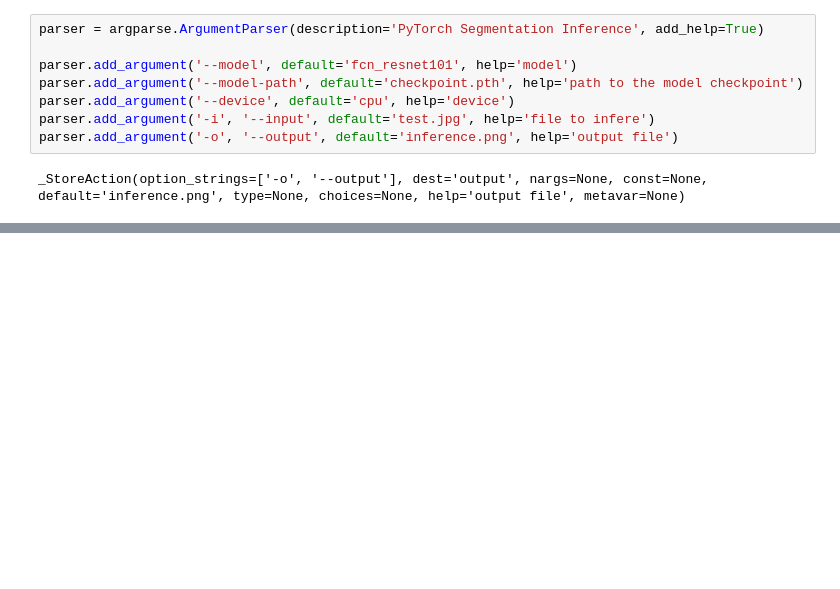
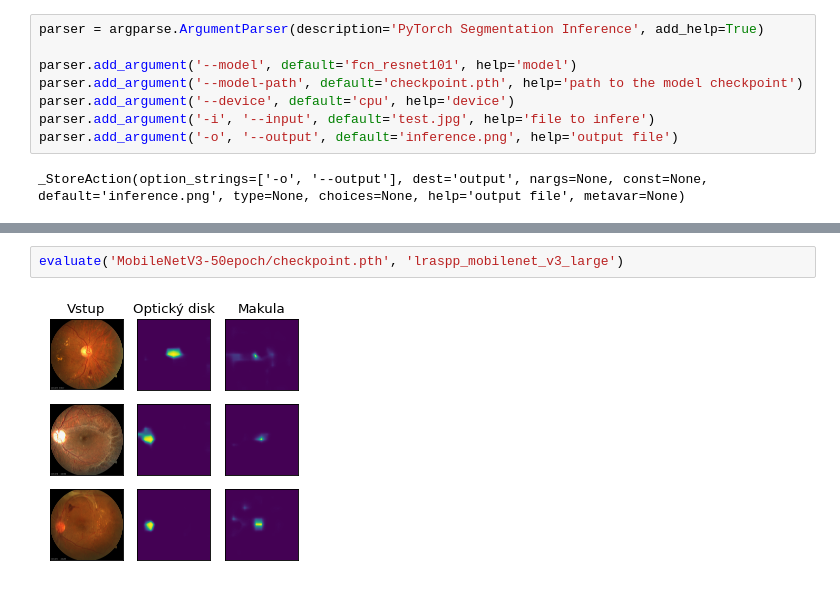
Before and after one commit to marekkles/BIO, a Jupyter notebook: inference.ipynb, the cells around one changed output, grey strips where cells are left out. Drawn from its saved outputs; the diff is of its cells as text; blank space fills up the shorter version.

```diff
--- a/inference.ipynb
+++ b/inference.ipynb
@@ -69,0 +111,4 @@ ax3.imshow(np.array(output[1]))
+# %%
+evaluate('MobileNetV3-50epoch/checkpoint.pth', 'lraspp_mobilenet_v3_large')
+# %% [output]
+[figure, added]
```
Also changed, not shown: parts of 11 cells of this notebook, 4 other files.
